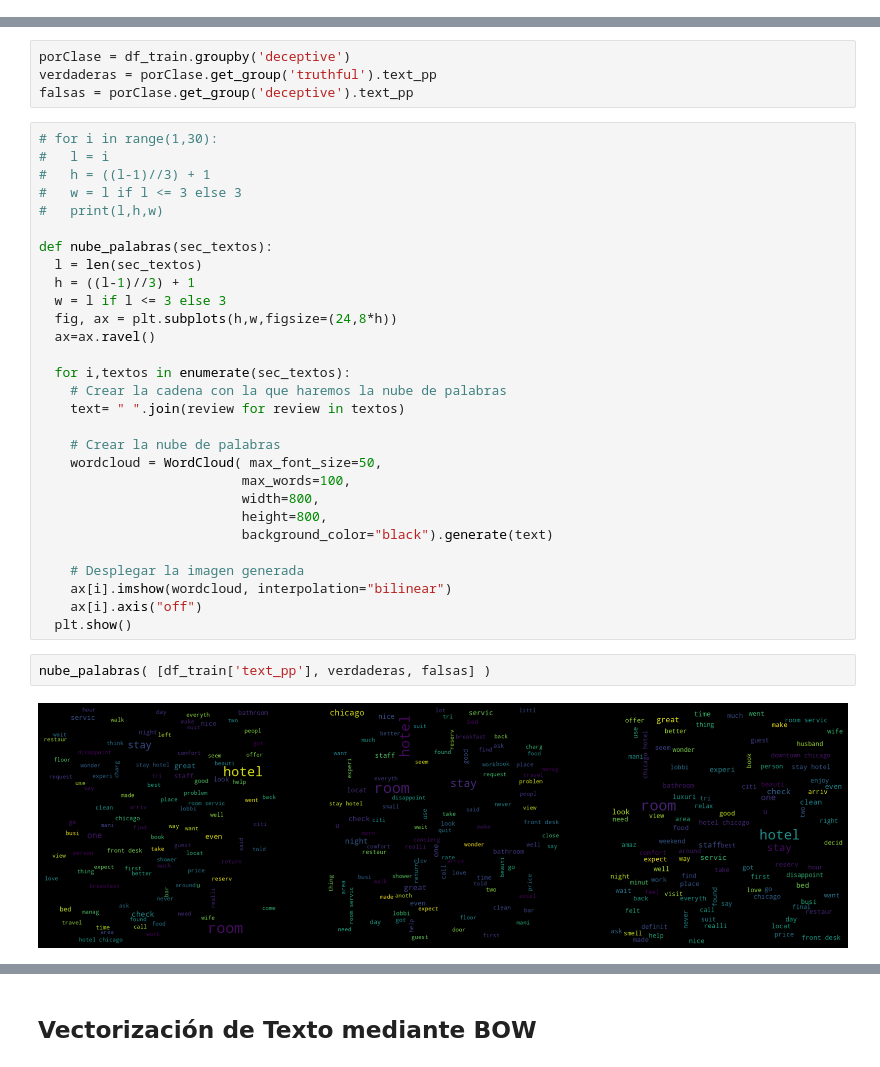
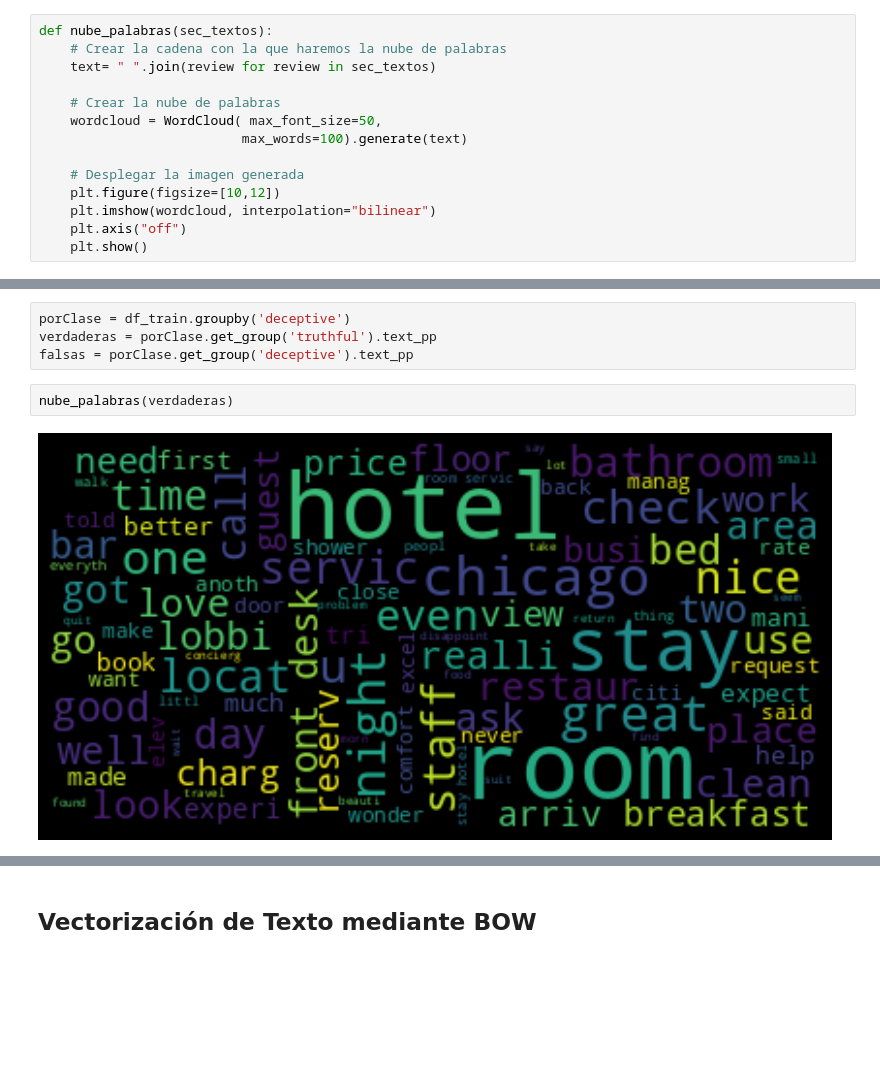
Before and after one commit to Quantium/LogisticRegression_SpamOpinion, a Jupyter notebook: Clasificador_reseñas_multiclase_Regresión_logística_.ipynb, the cells around one changed output, grey strips where cells are left out. Cells and saved outputs as stored; diff of their text form; blank space fills up the shorter version.

```diff
--- a/Clasificador_reseñas_multiclase_Regresión_logística_.ipynb
+++ b/Clasificador_reseñas_multiclase_Regresión_logística_.ipynb
@@ -369,3 +352,17 @@ df_train.head()
 | 1431 | deceptive | negative | I recently stayed at the Hard Roc... | 49 | recent stay hard rock hotel chica... | 22 |
 # %% [markdown]
 ## Visualización de nubes de palabras
+# %%
+def nube_palabras(sec_textos):
+    # Crear la cadena con la que haremos la nube de palabras
+    text= " ".join(review for review in sec_textos)
+
+    # Crear la nube de palabras
+    wordcloud = WordCloud( max_font_size=50,
+                          max_words=100).generate(text)
+
+    # Desplegar la imagen generada
+    plt.figure(figsize=[10,12])
+    plt.imshow(wordcloud, interpolation="bilinear")
+    plt.axis("off")
+    plt.show()
@@ -373,36 +374,7 @@ df_train.head()
 porClase = df_train.groupby('deceptive')
 verdaderas = porClase.get_group('truthful').text_pp
 falsas = porClase.get_group('deceptive').text_pp
-# %%
-# for i in range(1,30):
-#   l = i
-#   h = ((l-1)//3) + 1
-#   w = l if l <= 3 else 3
-#   print(l,h,w)
-
-def nube_palabras(sec_textos):
-  l = len(sec_textos)
-  h = ((l-1)//3) + 1
-  w = l if l <= 3 else 3
-  fig, ax = plt.subplots(h,w,figsize=(24,8*h))
-  ax=ax.ravel()
-
-  for i,textos in enumerate(sec_textos):
-    # Crear la cadena con la que haremos la nube de palabras
-    text= " ".join(review for review in textos)
-
-    # Crear la nube de palabras
-    wordcloud = WordCloud( max_font_size=50,
-                          max_words=100,
-                          width=800,
-                          height=800,
-                          background_color="black").generate(text)
-
-    # Desplegar la imagen generada
-    ax[i].imshow(wordcloud, interpolation="bilinear")
-    ax[i].axis("off")
-  plt.show()
 # %%
-nube_palabras( [df_train['text_pp'], verdaderas, falsas] )
+nube_palabras(verdaderas)
 # %% [output]
-[figure, old version]
+[figure, new version]
```
Also changed, not shown: parts of 35 cells of this notebook.
